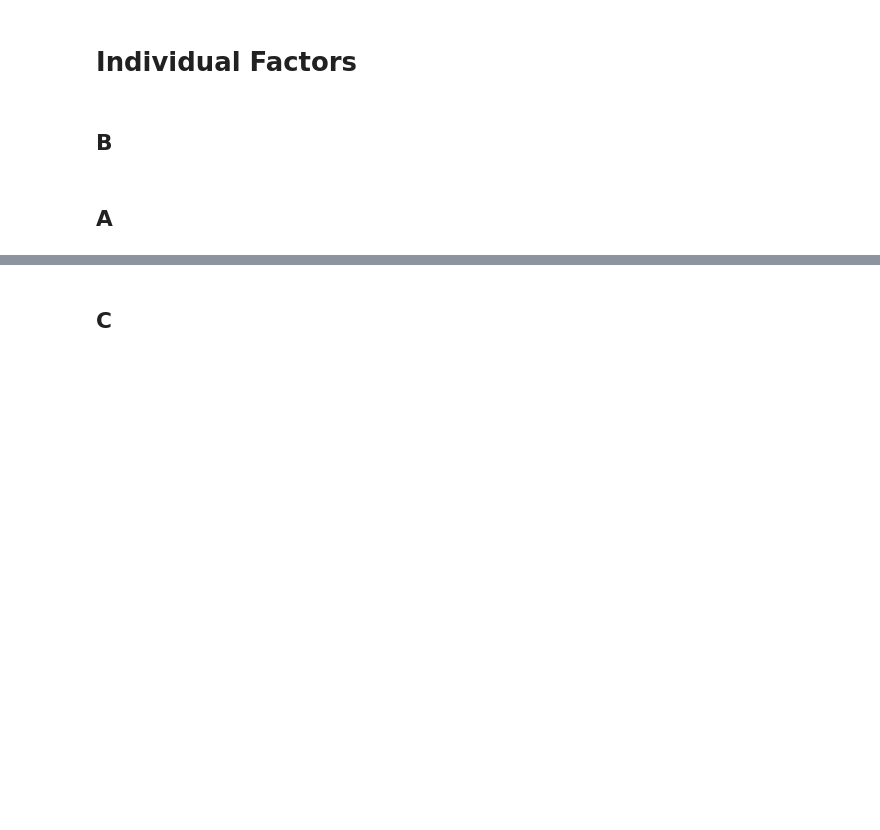
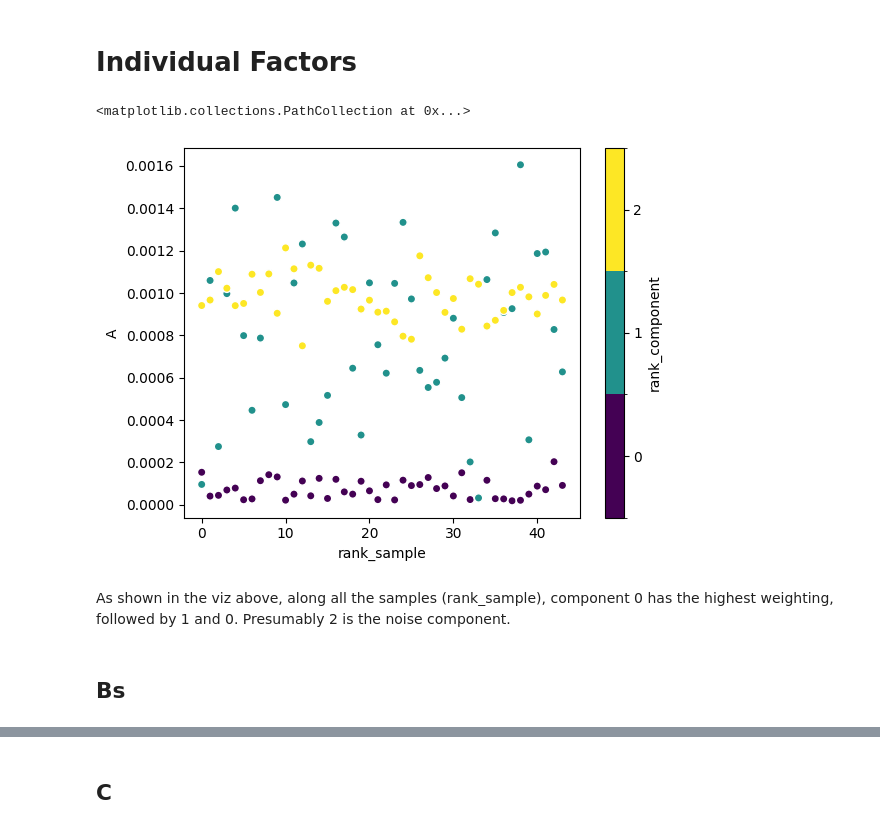
Before and after one commit to jonathanstathakis/pca_analysis, a Jupyter notebook: pca_analysis/notebooks/experiments/scaling_and_reconstruction.ipynb, the cells around one changed output, grey strips where cells are left out. Saved outputs shown, nothing was run; the diff lists cells and outputs as text; code cells hidden in the pictures; blank space fills up the shorter version.

```diff
--- a/pca_analysis/notebooks/experiments/scaling_and_reconstruction.ipynb
+++ b/pca_analysis/notebooks/experiments/scaling_and_reconstruction.ipynb
@@ -33,0 +141,19 @@ parafac2 = Parafac2(_decomp, raw_data)
+# %%
+def comp_slices_to_xr(input_data) -> xr.DataArray:
+    # now compute the componant slices. From memory it is computed as the outer product of the three tensors?
+
+    comp_slices = np.einsum(
+        "ir, ijr, kr ->irjk",
+        input_data.A.values,
+        input_data.Bs.values,
+        input_data.C.values,
+    )
+
+    coords = {dim: input_data.coords[dim].values for dim in parafac2_ds.dims}
+    comp_slice_xr = xr.DataArray(data=comp_slices, coords=coords)
+
+    return comp_slice_xr
+
+
+ds = ds.assign(components=comp_slices_to_xr(parafac2_ds))
+ds
@@ -34,4 +174,26 @@ parafac2 = Parafac2(_decomp, raw_data)
 # %% [markdown]
 # Individual Factors
+# %%
+## A
+
+ds = ds.assign_coords(
+    {
+        "rank_sample": (
+            "sample",
+            [x for x in range(len(parafac2_ds.A.coords["sample"]))],
+        ),
+        "rank_component": (
+            "component",
+            [str(x) for x in range(len(parafac2_ds.A.coords["component"]))],
+        ),
+    }
+)
+
+ds.A.plot.scatter(x="rank_sample", hue="rank_component")
+# %% [output]
+<matplotlib.collections.PathCollection at 0x...>
+[figure, added]
+# %% [markdown]
+As shown in the viz above, along all the samples (rank_sample), component 0 has the highest weighting, followed by 1 and 0. Presumably 2 is the noise component.
 # %% [markdown]
-## B
+## Bs
@@ -66,2 +199,0 @@ display_pure_elutions(parafac2.pure.B)
-# %% [markdown]
-## A
```
Also changed, not shown: parts of 20 cells of this notebook, 19 other files.
